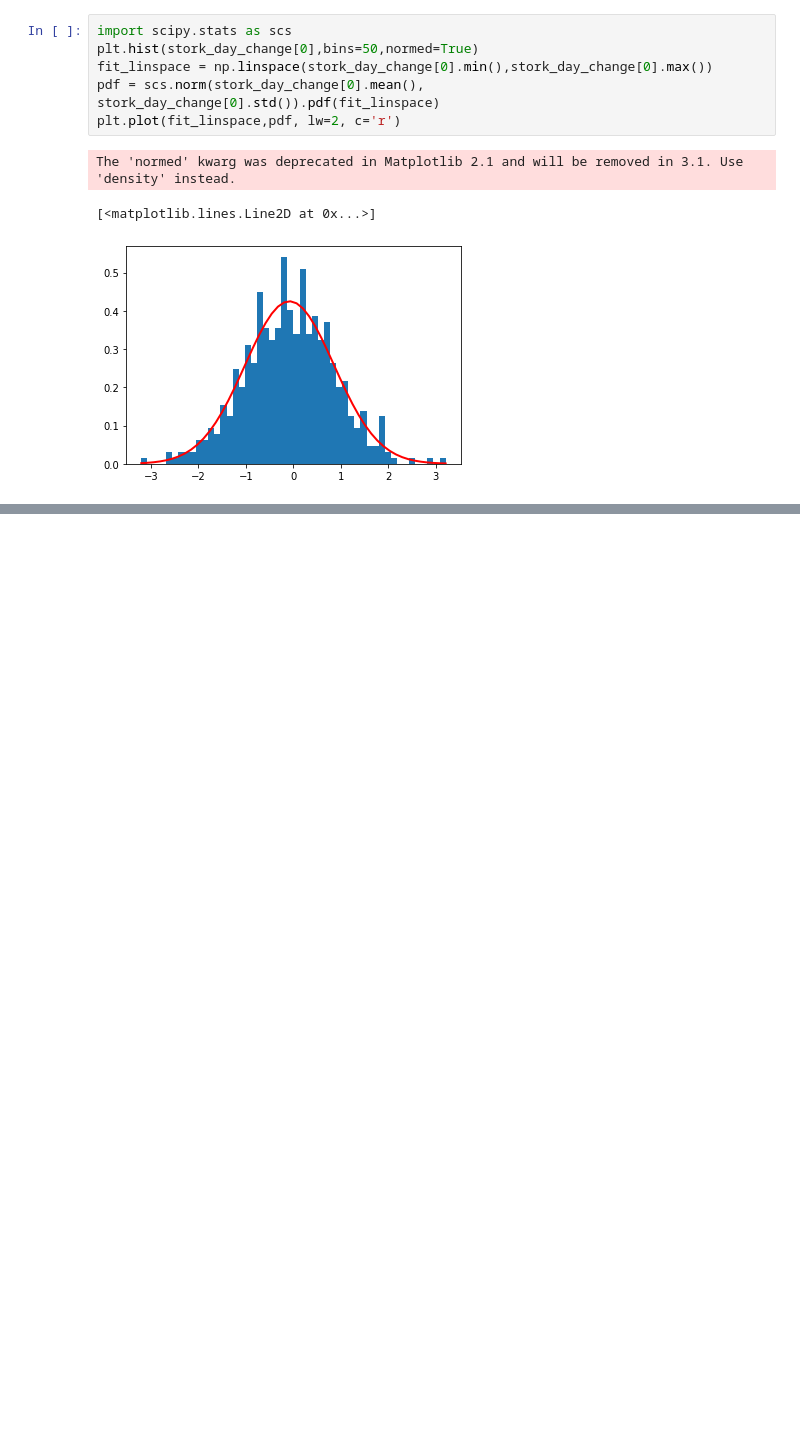
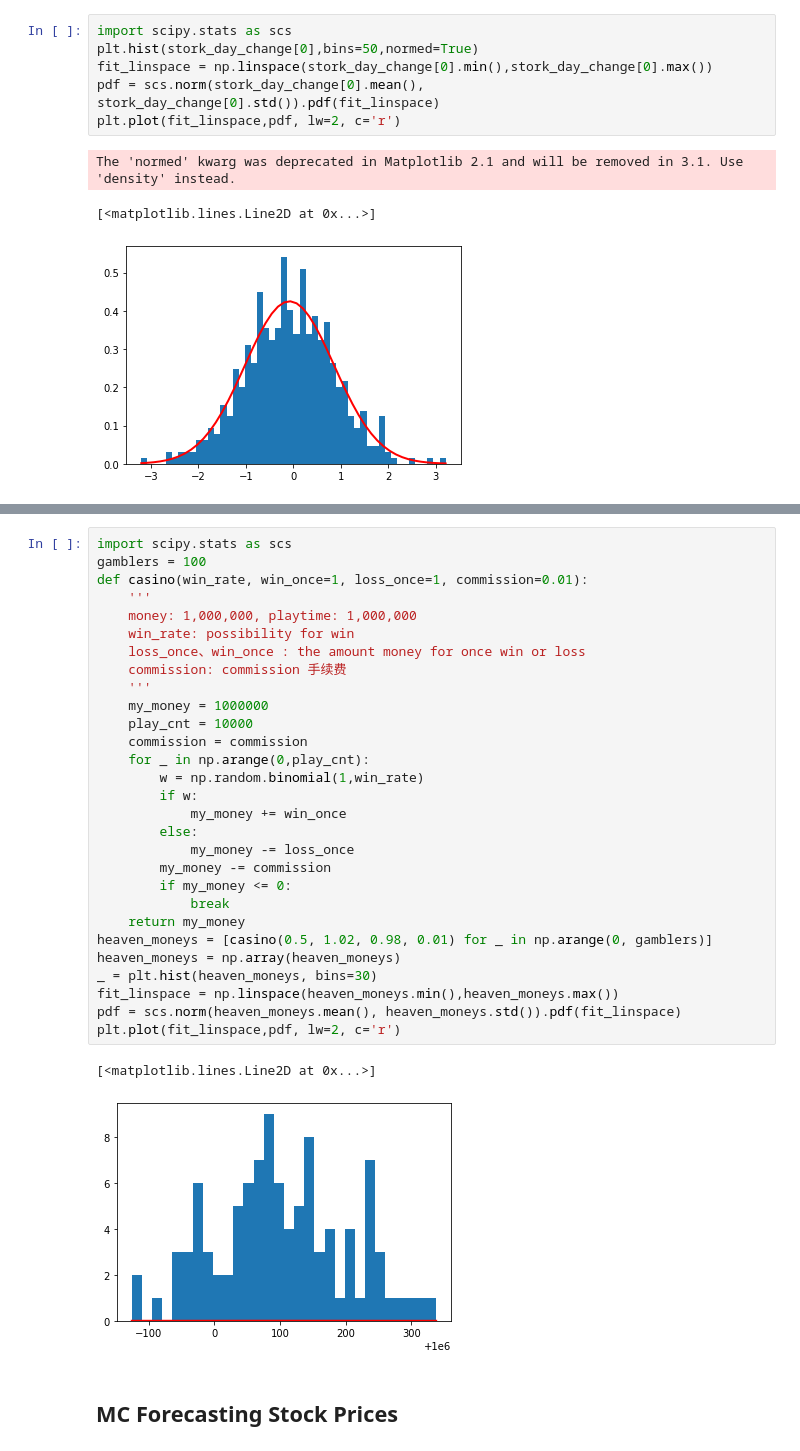
Before and after one commit to gysun137/storknote, a Jupyter notebook: note.ipynb, the cells around one changed output, grey strips where cells are left out. Drawn from its saved outputs; the diff is of its cells as text; blank space fills up the shorter version.

```diff
--- a/note.ipynb
+++ b/note.ipynb
@@ -182,0 +240,34 @@ The 'normed' kwarg was deprecated in Matplotlib 2.1 and will be removed in 3.1.
+# %%
+import scipy.stats as scs
+gamblers = 100
+def casino(win_rate, win_once=1, loss_once=1, commission=0.01):
+    '''
+    money: 1,000,000, playtime: 1,000,000
+    win_rate: possibility for win
+    loss_once、win_once : the amount money for once win or loss
+    commission: commission 手续费
+    '''
+    my_money = 1000000
+    play_cnt = 10000
+    commission = commission
+    for _ in np.arange(0,play_cnt):
+        w = np.random.binomial(1,win_rate)
+        if w:
+            my_money += win_once
+        else:
+            my_money -= loss_once
+        my_money -= commission
+        if my_money <= 0:
+            break
+    return my_money
+heaven_moneys = [casino(0.5, 1.02, 0.98, 0.01) for _ in np.arange(0, gamblers)]
+heaven_moneys = np.array(heaven_moneys)
+_ = plt.hist(heaven_moneys, bins=30)
+fit_linspace = np.linspace(heaven_moneys.min(),heaven_moneys.max())
+pdf = scs.norm(heaven_moneys.mean(), heaven_moneys.std()).pdf(fit_linspace)
+plt.plot(fit_linspace,pdf, lw=2, c='r')
+# %% [output]
+[<matplotlib.lines.Line2D at 0x...>]
+[figure, added]
+# %% [markdown]
+## MC Forecasting Stock Prices
```
Also changed, not shown: parts of 24 cells of this notebook.
